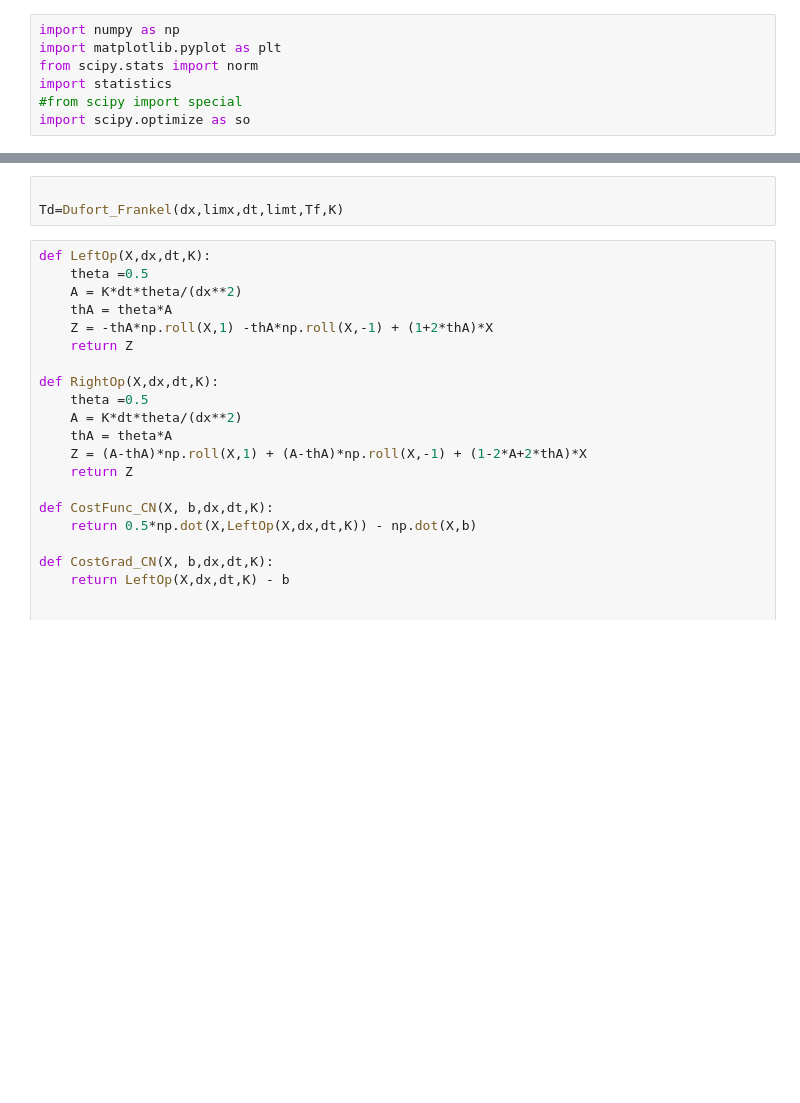
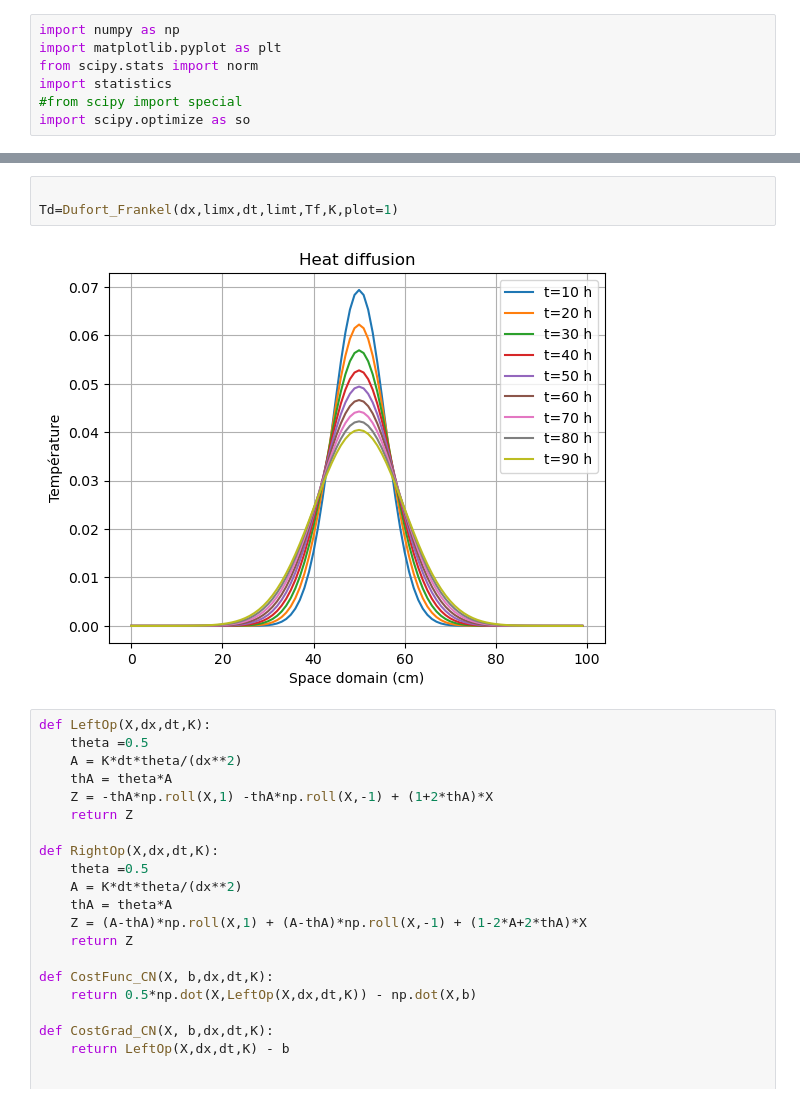
Before and after one commit to brune-RS/M2-Projet-numerique--Finite-difference--Data-assimilation-, a Jupyter notebook: Finite difference.ipynb, the cells around one changed output, grey strips where cells are left out. Saved outputs shown, nothing was run; the diff lists cells and outputs as text; blank space fills up the shorter version.

```diff
--- a/Finite difference.ipynb
+++ b/Finite difference.ipynb
@@ -43,6 +40,8 @@ Tb=euler_b(dx,limx,dt,limt,K,plot=1)
 # %%
 
-Td=Dufort_Frankel(dx,limx,dt,limt,Tf,K)
+Td=Dufort_Frankel(dx,limx,dt,limt,Tf,K,plot=1)
+# %% [output]
+[figure, added]
 # %%
 def LeftOp(X,dx,dt,K):
     theta =0.5
```
Also changed, not shown: parts of 9 cells of this notebook, 2 other files.
